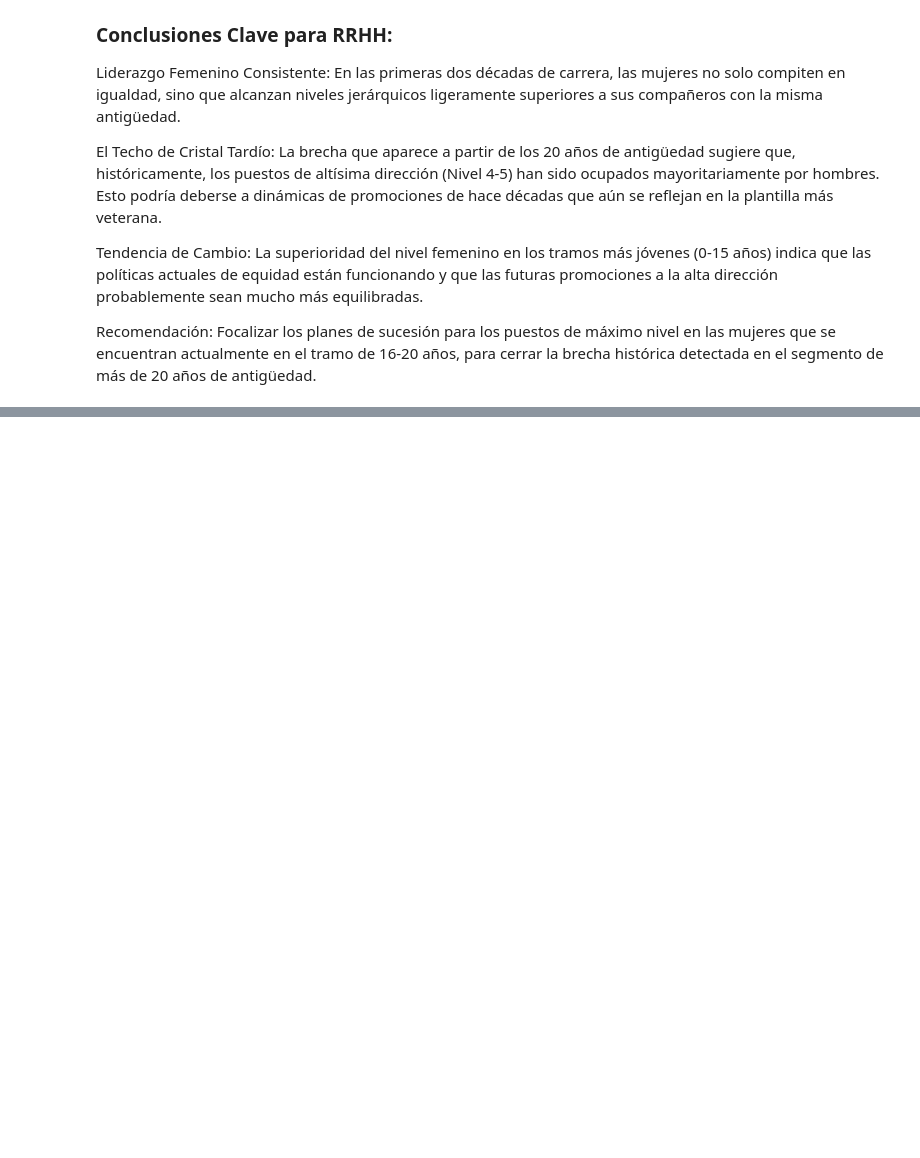
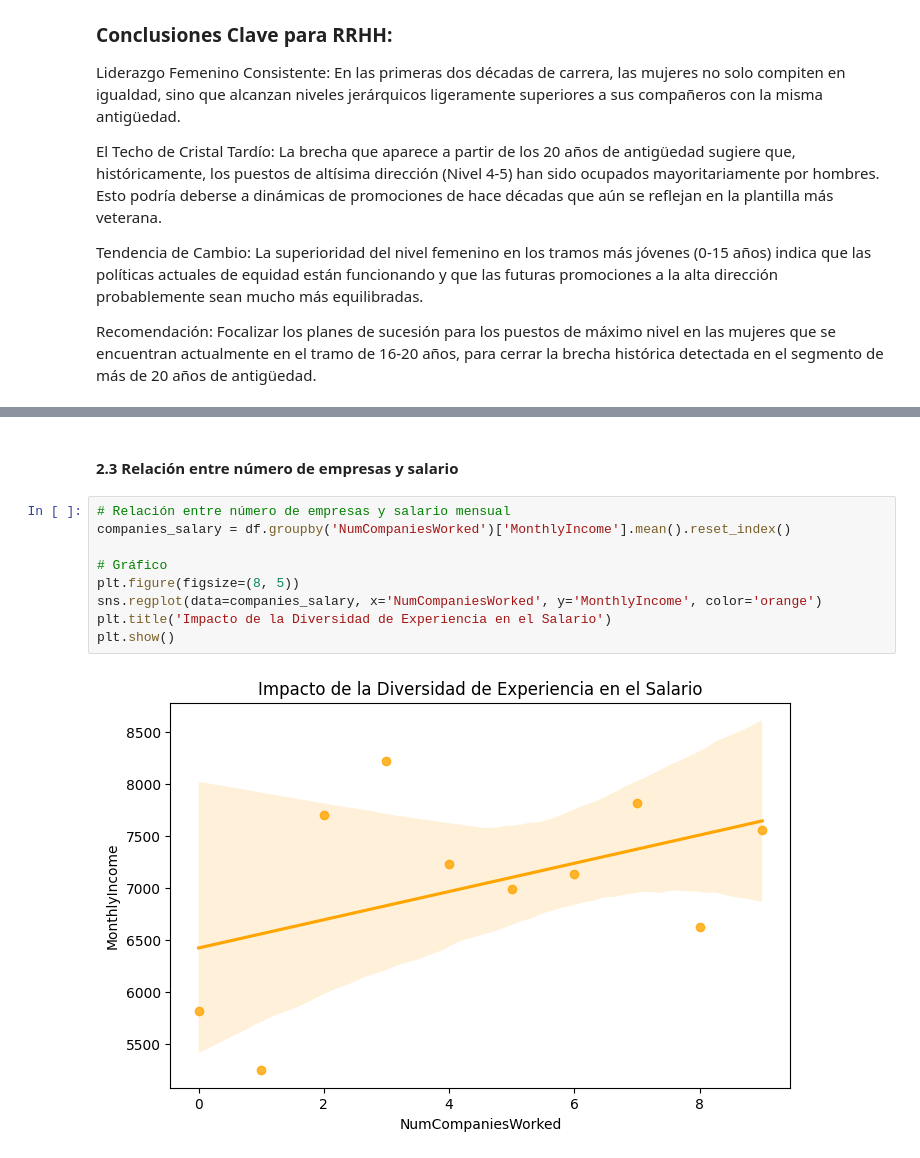
Before and after one commit to PatriciaAnaya/project-da-promo-59-modulo-3-team-3, a Jupyter notebook: optimizacion-de-talento.ipynb, the cells around one changed output, grey strips where cells are left out. Drawn from its saved outputs; the diff is of its cells as text; blank space fills up the shorter version.

```diff
--- a/optimizacion-de-talento.ipynb
+++ b/optimizacion-de-talento.ipynb
@@ -1019,0 +1153,13 @@ Recomendación: Focalizar los planes de sucesión para los puestos de máximo ni
+# %% [markdown]
+#### 2.3 Relación entre número de empresas y salario
+# %%
+# Relación entre número de empresas y salario mensual
+companies_salary = df.groupby('NumCompaniesWorked')['MonthlyIncome'].mean().reset_index()
+
+# Gráfico
+plt.figure(figsize=(8, 5))
+sns.regplot(data=companies_salary, x='NumCompaniesWorked', y='MonthlyIncome', color='orange')
+plt.title('Impacto de la Diversidad de Experiencia en el Salario')
+plt.show()
+# %% [output]
+[figure, added]
```
Also changed, not shown: parts of 28 cells of this notebook.
